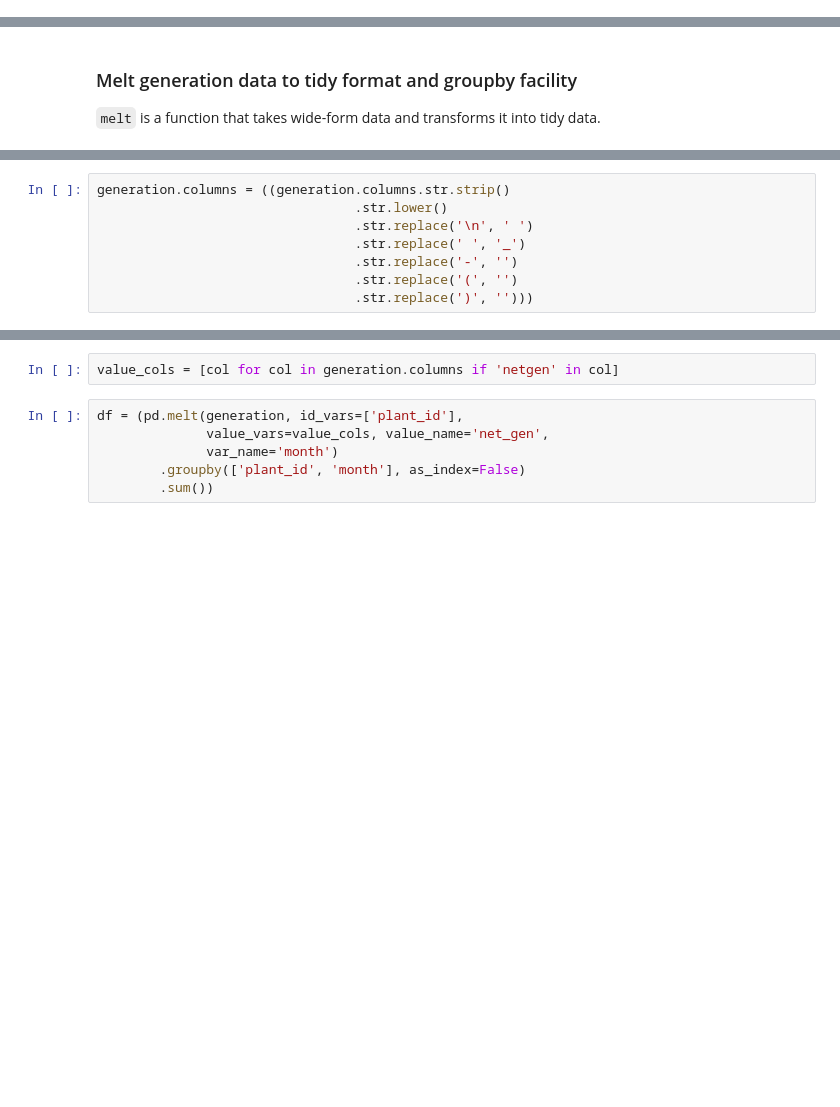
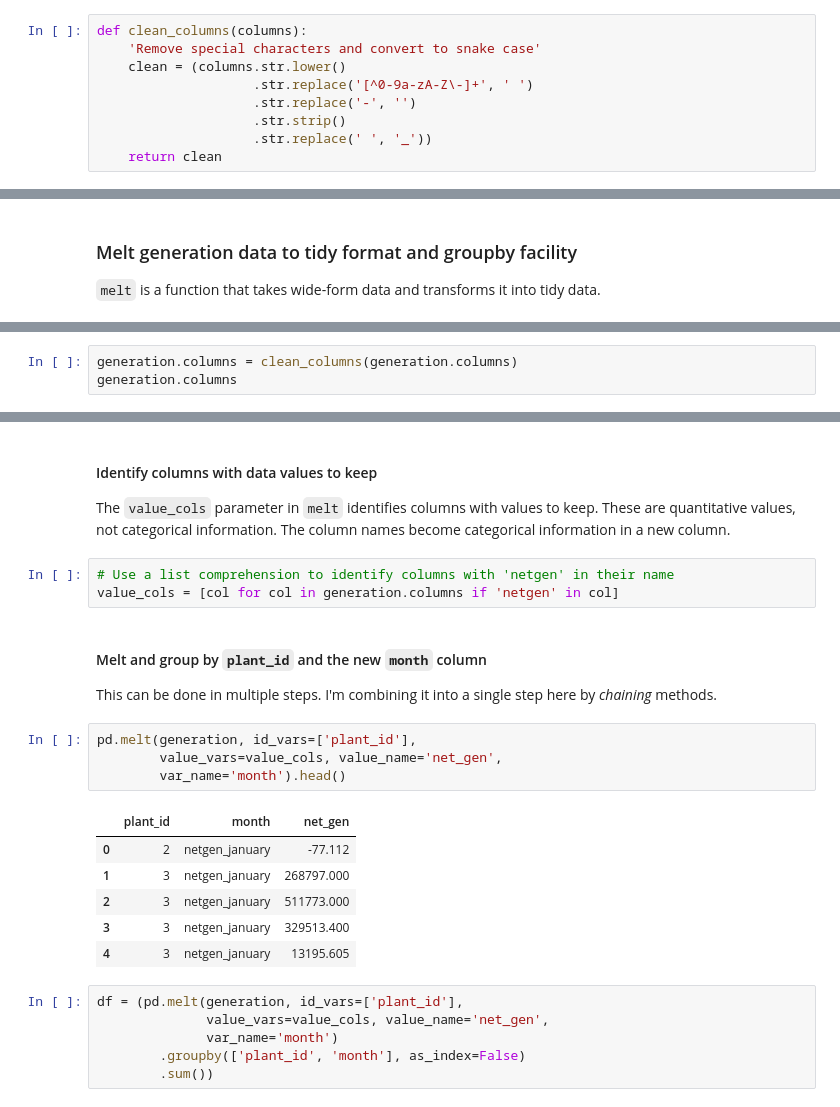
Before and after one commit to gschivley/python-data-analysis-class, a Jupyter notebook: notebooks/Pandas/2 - Explore file imports.ipynb, the cells around one changed output, grey strips where cells are left out. Cells and saved outputs as stored; diff of their text form; blank space fills up the shorter version.

```diff
--- a/notebooks/Pandas/2 - Explore file imports.ipynb
+++ b/notebooks/Pandas/2 - Explore file imports.ipynb
@@ -28,3 +30,12 @@ print(data_path)
+# %%
+def clean_columns(columns):
+    'Remove special characters and convert to snake case'
+    clean = (columns.str.lower()
+                    .str.replace('[^0-9a-zA-Z\-]+', ' ')
+                    .str.replace('-', '')
+                    .str.strip()
+                    .str.replace(' ', '_'))
+    return clean
 # %% [markdown]
 ## Set file paths
 # %%
@@ -555,9 +223,4 @@ array(['.'], dtype=object)
 generation = pd.read_excel(gen_path, header=5, na_values='.')
-# %%
-generation.columns = ((generation.columns.str.strip()
-                                 .str.lower()
-                                 .str.replace('\n', ' ')
-                                 .str.replace(' ', '_')
-                                 .str.replace('-', '')
-                                 .str.replace('(', '')
-                                 .str.replace(')', '')))
+# %%
+generation.columns = clean_columns(generation.columns)
+generation.columns
@@ -564,5 +245,23 @@ generation.columns = ((generation.columns.str.strip()
+# %% [markdown]
+#### Identify columns with data values to keep
+The `value_cols` parameter in `melt` identifies columns with values to keep. These are quantitative values, not categorical information. The column names become categorical information in a new column.
 # %%
+# Use a list comprehension to identify columns with 'netgen' in their name
 value_cols = [col for col in generation.columns if 'netgen' in col]
+# %% [markdown]
+#### Melt and group by `plant_id` and the new `month` column
+This can be done in multiple steps. I'm combining it into a single step here by *chaining* methods.
+# %%
+pd.melt(generation, id_vars=['plant_id'],
+        value_vars=value_cols, value_name='net_gen',
+        var_name='month').head()
+# %% [output]
+|  | plant_id | month | net_gen |
+| 0 | 2 | netgen_january | -77.112 |
+| 1 | 3 | netgen_january | 268797.000 |
+| 2 | 3 | netgen_january | 511773.000 |
+| 3 | 3 | netgen_january | 329513.400 |
+| 4 | 3 | netgen_january | 13195.605 |
 # %%
 df = (pd.melt(generation, id_vars=['plant_id'],
               value_vars=value_cols, value_name='net_gen',
```
Also changed, not shown: parts of 66 cells of this notebook, 1 other file.
